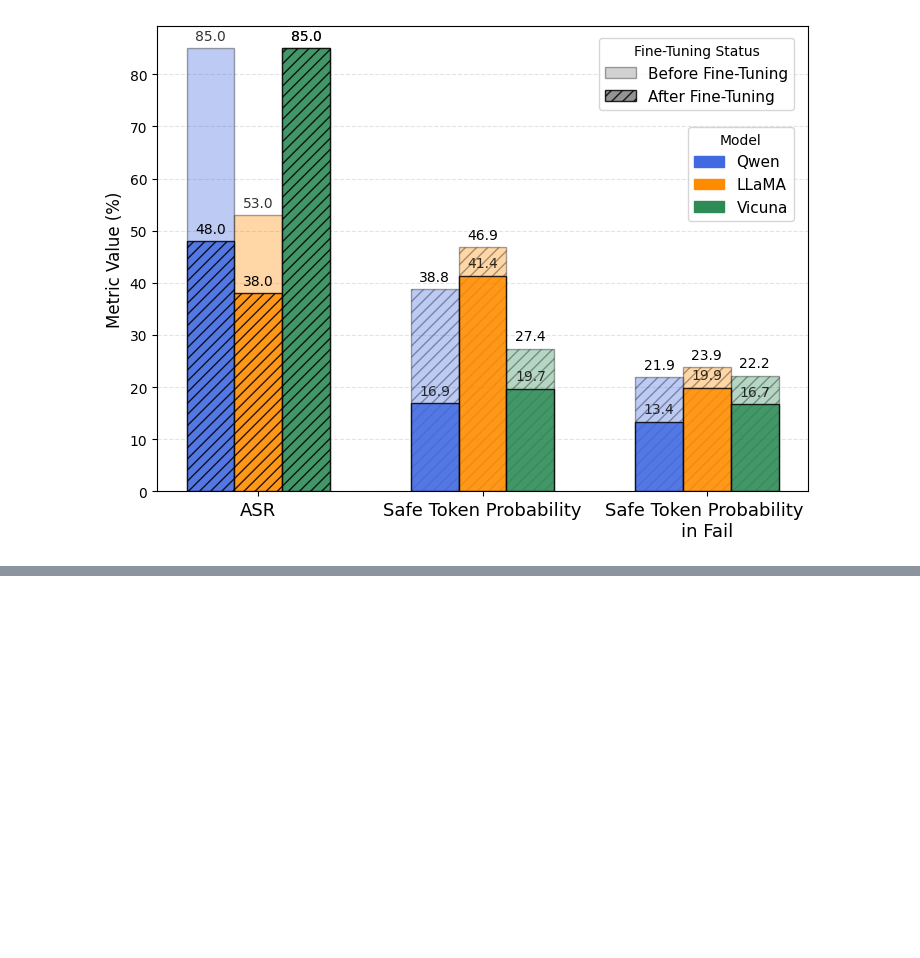
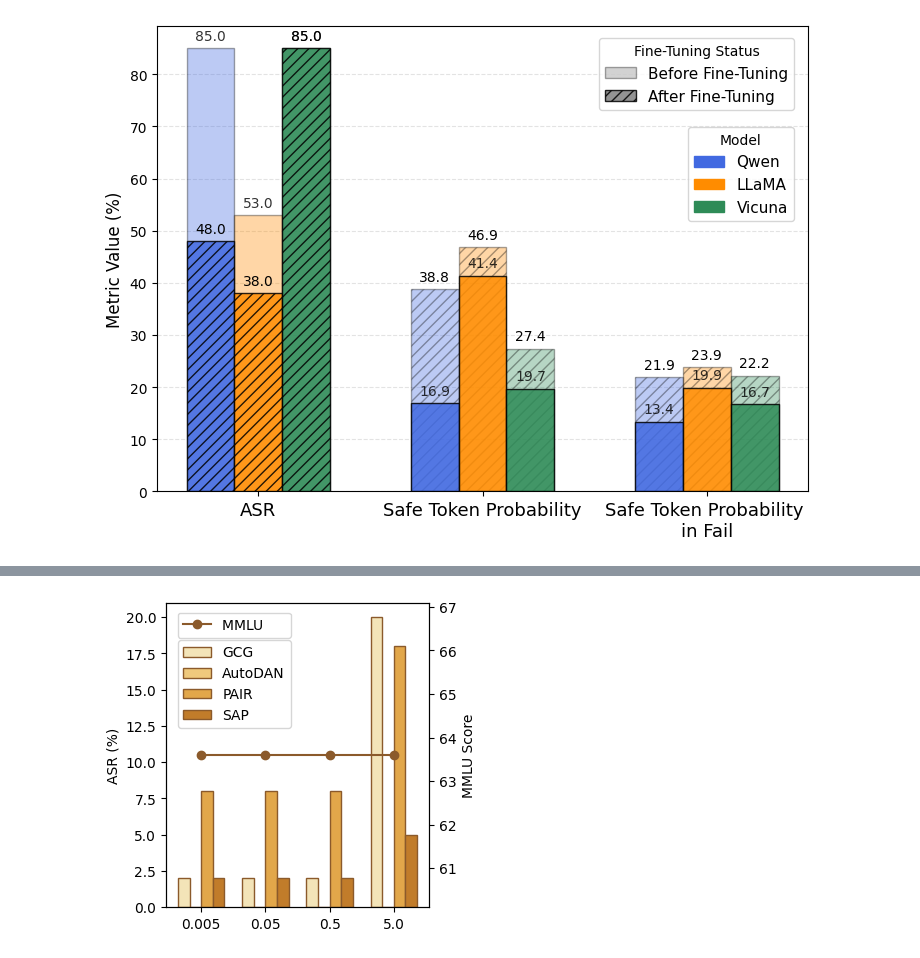
Before and after one commit to lddis666/SecDecoding, a Jupyter notebook: test0423.ipynb, the cells around one changed output, grey strips where cells are left out. Cells and saved outputs as stored; diff of their text form; code cells hidden in the pictures; blank space fills up the shorter version.

```diff
--- a/test0423.ipynb
+++ b/test0423.ipynb
@@ -1789,0 +1909,4 @@ with open('new_dataset.json', 'w', encoding='utf-8') as f:
+# %%
+plot_one_param('beta', 'ablation_beta.pdf')
+# %% [output]
+[figure, added]
```
Also changed, not shown: parts of 5 cells of this notebook, 8 other files.
